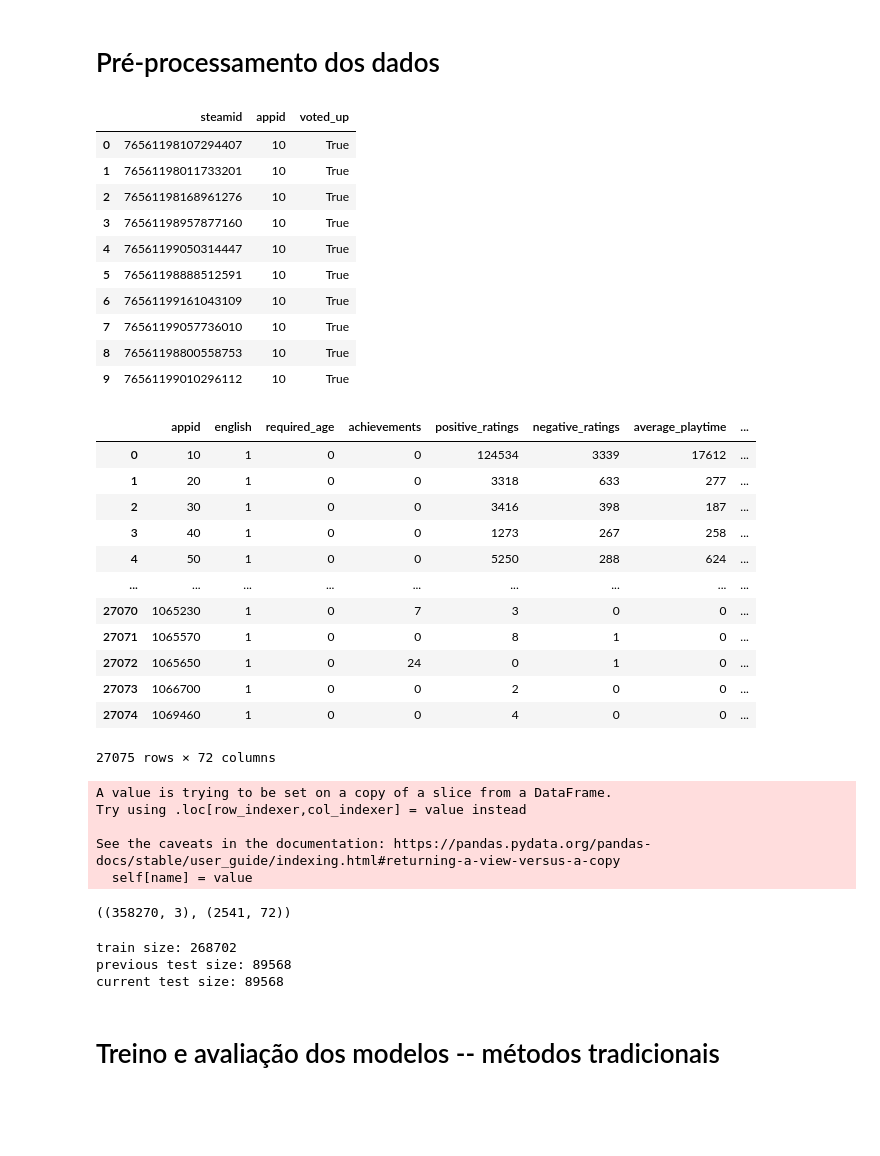
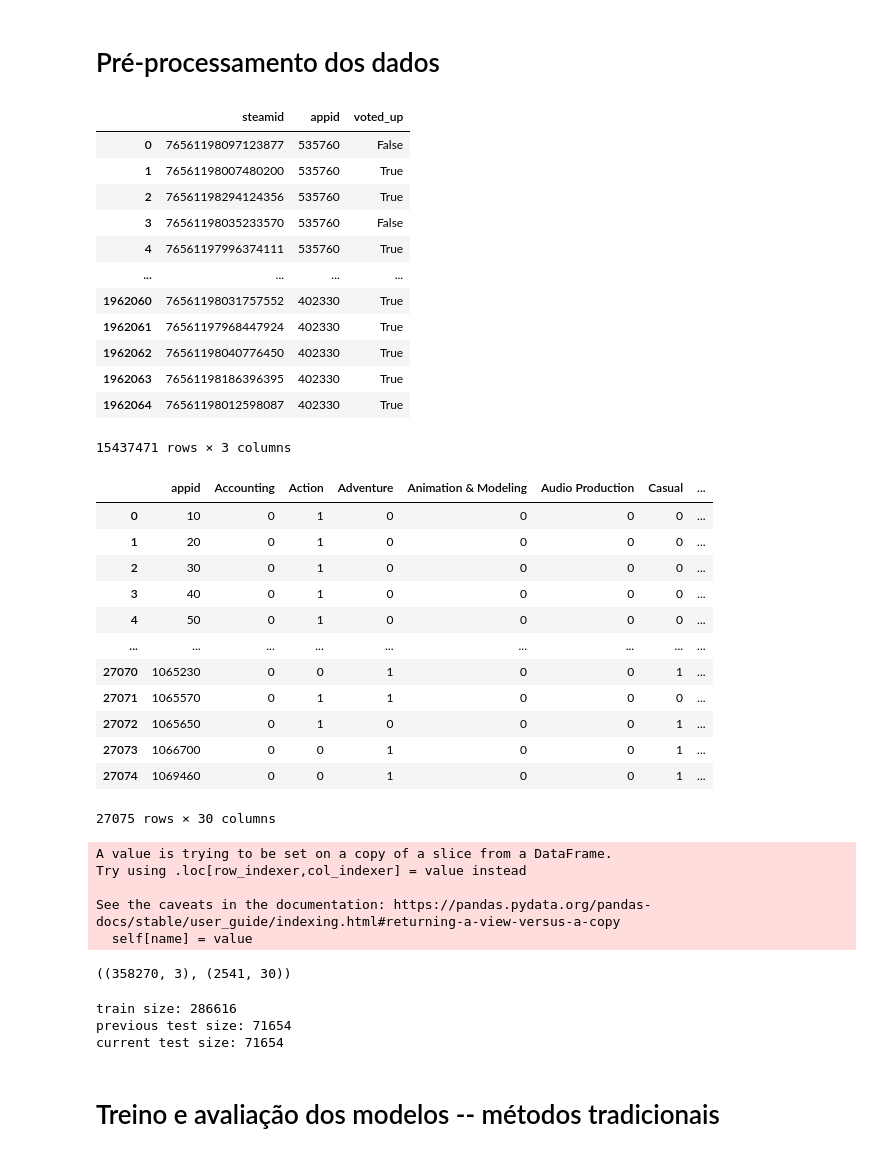
Before and after one commit to jlrconstantino/steam_recommenders_comparison, a Jupyter notebook: recommenders_comparison.ipynb, the cells around one changed output. Saved outputs shown, nothing was run; the diff lists cells and outputs as text; code cells hidden in the pictures; blank space fills up the shorter version.

```diff
--- a/recommenders_comparison.ipynb
+++ b/recommenders_comparison.ipynb
@@ -96,19 +83,21 @@ for i in range(1, len(reviews_file_names)):
     next_reviews = load_and_process_data(reviews_file_names[i])
     reviews = pd.concat((reviews, next_reviews))
 
-reviews.head(10)
+reviews
 # %% [output]
 |  | steamid | appid | voted_up |
-| 0 | 76561198107294407 | 10 | True |
-| 1 | 76561198011733201 | 10 | True |
-| 2 | 76561198168961276 | 10 | True |
-| 3 | 76561198957877160 | 10 | True |
-| 4 | 76561199050314447 | 10 | True |
-| 5 | 76561198888512591 | 10 | True |
-| 6 | 76561199161043109 | 10 | True |
-| 7 | 76561199057736010 | 10 | True |
-| 8 | 76561198800558753 | 10 | True |
-| 9 | 76561199010296112 | 10 | True |
+| 0 | 76561198097123877 | 535760 | False |
+| 1 | 76561198007480200 | 535760 | True |
+| 2 | 76561198294124356 | 535760 | True |
+| 3 | 76561198035233570 | 535760 | False |
+| 4 | 76561197996374111 | 535760 | True |
+| ... | ... | ... | ... |
+| 1962060 | 76561198031757552 | 402330 | True |
+| 1962061 | 76561197968447924 | 402330 | True |
+| 1962062 | 76561198040776450 | 402330 | True |
+| 1962063 | 76561198186396395 | 402330 | True |
+| 1962064 | 76561198012598087 | 402330 | True |
+15437471 rows × 3 columns
 # %%
 # Leitura dos dados
 games = pd.read_csv("./data/steam.csv")
@@ -117,49 +106,51 @@ games = pd.read_csv("./data/steam.csv")
 game_names = pd.DataFrame(games[["appid", "name"]])
 games = games.drop(axis=1, labels="name")
 
+''' COMENTAR PARA MANTER SOMENTE GÊNEROS DOS JOGOS
 # release_date --> year
 games["year"] = games.release_date.apply(lambda x: x[:4])
 games = games.drop(axis=1, labels="release_date")
 
 # owners --> avg_owners
 games["average_owners"] = games.owners.apply(lambda x: str(x).split('-')[1])
 games = games.drop(axis=1, labels="owners")
 
 # platforms --> one-hot encoding
 platforms = games.platforms.str.get_dummies(';')
 games = games.join(platforms)
 games = games.drop(axis=1, labels="platforms")
 
 # categories --> one-hot encoding
 categories = pd.get_dummies(games.categories.str.get_dummies(";"))
 games = games.join(categories)
 games = games.drop(axis=1, labels="categories")
+'''
 
 # genres --> one-hot encoding;
 # drop steamspy_tags
 # drop developer and publisher (too many different categorical values)
 genres = games.genres.str.get_dummies(";")
 games = games.join(genres)
 games = games.drop(axis=1, labels=["genres", "steamspy_tags", "developer", "publisher"])
 
-# Salvamento dos nomes
-game_names.to_csv(GAME_NAMES_DATA_PATH, index=False)
+# Manter somente categorias
+games = games.drop(axis=1, labels=games.columns[1:13])
 
 games
 # %% [output]
-|  | appid | english | required_age | achievements | positive_ratings | negative_ratings | average_playtime | ... |
-| 0 | 10 | 1 | 0 | 0 | 124534 | 3339 | 17612 | ... |
-| 1 | 20 | 1 | 0 | 0 | 3318 | 633 | 277 | ... |
-| 2 | 30 | 1 | 0 | 0 | 3416 | 398 | 187 | ... |
-| 3 | 40 | 1 | 0 | 0 | 1273 | 267 | 258 | ... |
-| 4 | 50 | 1 | 0 | 0 | 5250 | 288 | 624 | ... |
+|  | appid | Accounting | Action | Adventure | Animation & Modeling | Audio Production | Casual | ... |
+| 0 | 10 | 0 | 1 | 0 | 0 | 0 | 0 | ... |
+| 1 | 20 | 0 | 1 | 0 | 0 | 0 | 0 | ... |
+| 2 | 30 | 0 | 1 | 0 | 0 | 0 | 0 | ... |
+| 3 | 40 | 0 | 1 | 0 | 0 | 0 | 0 | ... |
+| 4 | 50 | 0 | 1 | 0 | 0 | 0 | 0 | ... |
 | ... | ... | ... | ... | ... | ... | ... | ... | ... |
-| 27070 | 1065230 | 1 | 0 | 7 | 3 | 0 | 0 | ... |
-| 27071 | 1065570 | 1 | 0 | 0 | 8 | 1 | 0 | ... |
-| 27072 | 1065650 | 1 | 0 | 24 | 0 | 1 | 0 | ... |
-| 27073 | 1066700 | 1 | 0 | 0 | 2 | 0 | 0 | ... |
-| 27074 | 1069460 | 1 | 0 | 0 | 4 | 0 | 0 | ... |
+| 27070 | 1065230 | 0 | 0 | 1 | 0 | 0 | 1 | ... |
+| 27071 | 1065570 | 0 | 1 | 1 | 0 | 0 | 0 | ... |
+| 27072 | 1065650 | 0 | 1 | 0 | 0 | 0 | 1 | ... |
+| 27073 | 1066700 | 0 | 0 | 1 | 0 | 0 | 1 | ... |
+| 27074 | 1069460 | 0 | 0 | 1 | 0 | 0 | 1 | ... |
-27075 rows × 72 columns
+27075 rows × 30 columns
 # %%
 # Mantém somente as reviews de jogos presentes no dataset acima
 reviews = reviews[reviews.appid.isin(games.appid.values)]
@@ -183,7 +174,7 @@ reviews.columns = ['userID', 'itemID', 'rating']
 
 # Salvamento das bases de dados
 reviews.to_csv(REVIEWS_DATA_PATH, index=False)
-games.to_csv(GAMES_DATA_PATH, index=False, header=False)
+games.to_csv(GAMES_DATA_PATH, index=False, header=True)
 
 reviews.shape, games.shape
 # %% [output]
@@ -192,10 +183,10 @@ Try using .loc[row_indexer,col_indexer] = value instead
 
 See the caveats in the documentation: https://pandas.pydata.org/pandas-docs/stable/user_guide/indexing.html#returning-a-view-versus-a-copy
   self[name] = value
-((358270, 3), (2541, 72))
+((358270, 3), (2541, 30))
 # %%
 # Separação em treino e teste
-train, test = train_test_split(reviews, test_size=0.25, random_state=RANDOM_SEED)
+train, test = train_test_split(reviews, test_size=0.2, random_state=RANDOM_SEED)
 
 # Garante estabilidade dos métodos
 print("train size:", train.shape[0])
@@ -216,8 +207,8 @@ test.to_csv(TEST_DATA_PATH, index=False, header=False)
 train.to_csv(TRAIN2_DATA_PATH, index=False, header=True)
 test.to_csv(TEST2_DATA_PATH, index=False, header=True)
 # %% [output]
-train size: 268702
-previous test size: 89568
-current test size: 89568
+train size: 286616
+previous test size: 71654
+current test size: 71654
 # %% [markdown]
 # Treino e avaliação dos modelos -- métodos tradicionais
```
Also changed, not shown: parts of 29 cells of this notebook, 1 other file.
